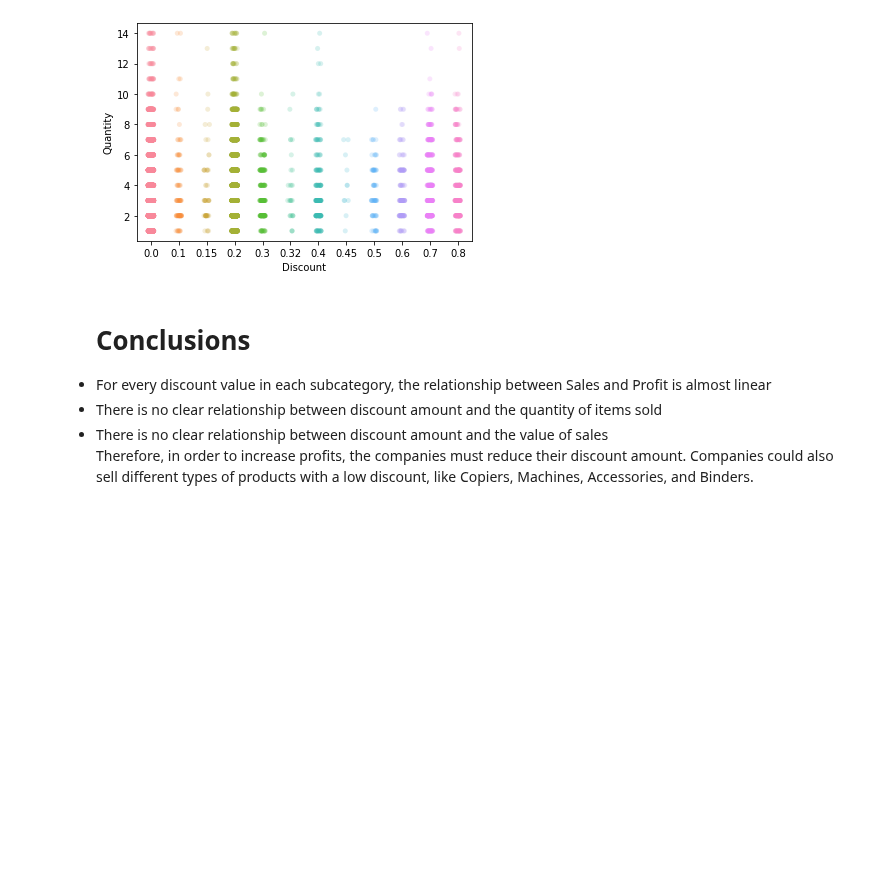
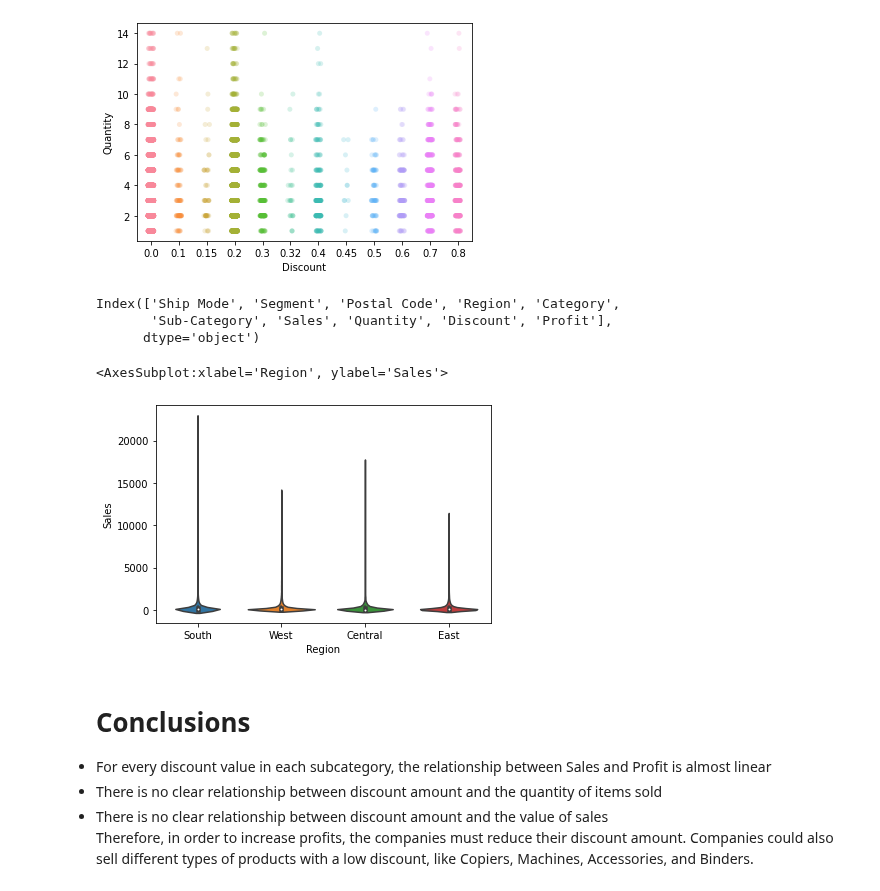
Before and after one commit to john-sedrak/GRIP, a Jupyter notebook: Task 3/task.ipynb, the cells around one changed output. Saved outputs shown, nothing was run; the diff lists cells and outputs as text; code cells hidden in the pictures; blank space fills up the shorter version.

```diff
--- a/Task 3/task.ipynb
+++ b/Task 3/task.ipynb
@@ -140,6 +135,15 @@ sns.stripplot(x='Discount', y='Quantity', data=shipments, alpha=0.2)
 # %% [output]
 <AxesSubplot:xlabel='Discount', ylabel='Quantity'>
 [figure]
+# %%
+print(shipments.columns)
+sns.violinplot(x='Region', y='Sales', data=shipments, )
+# %% [output]
+Index(['Ship Mode', 'Segment', 'Postal Code', 'Region', 'Category',
+       'Sub-Category', 'Sales', 'Quantity', 'Discount', 'Profit'],
+      dtype='object')
+<AxesSubplot:xlabel='Region', ylabel='Sales'>
+[figure, added]
 # %% [markdown]
 # Conclusions
 
```
Also changed, not shown: parts of 1 cell of this notebook.
